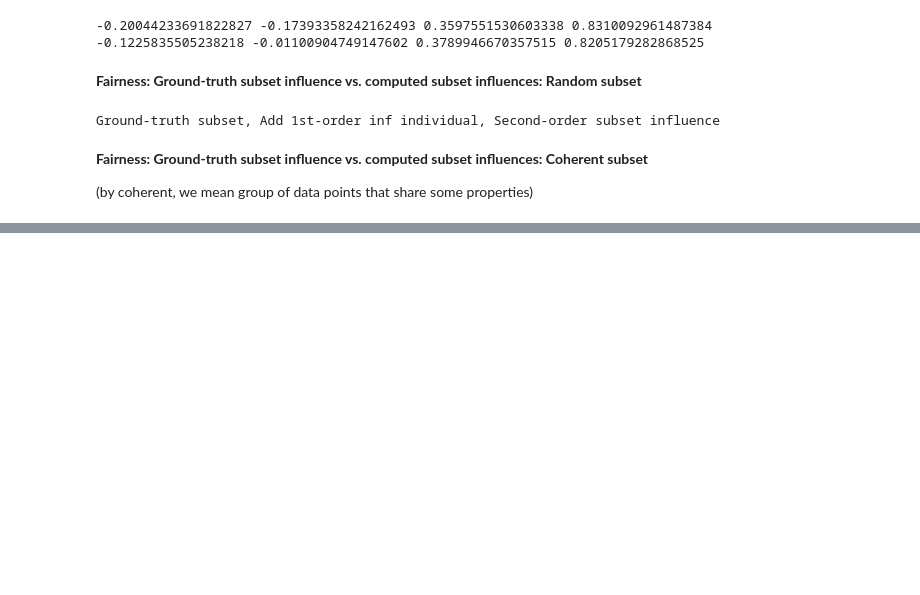
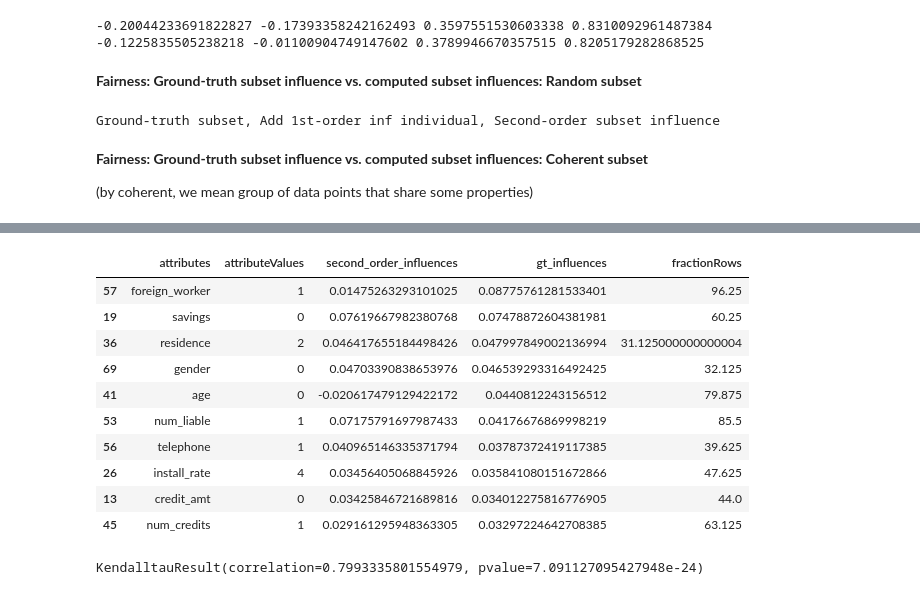
Before and after one commit to romilapradhan/gopher, a Jupyter notebook: german/if_predicates-german.ipynb, the cells around one changed output, grey strips where cells are left out. Drawn from its saved outputs; the diff is of its cells as text; code cells hidden in the pictures; blank space fills up the shorter version.

```diff
--- a/german/if_predicates-german.ipynb
+++ b/german/if_predicates-german.ipynb
@@ -617,0 +636,14 @@ housing_A153, 1, 0.009958096706179864, 0.006842606981552387, 0.00955606951404743
+# %%
+explanations.sort_values(by=['gt_influences'], ascending=False).head(10)
+# %% [output]
+|  | attributes | attributeValues | second_order_influences | gt_influences | fractionRows |
+| 57 | foreign_worker | 1 | 0.01475263293101025 | 0.08775761281533401 | 96.25 |
+| 19 | savings | 0 | 0.07619667982380768 | 0.07478872604381981 | 60.25 |
+| 36 | residence | 2 | 0.046417655184498426 | 0.047997849002136994 | 31.125000000000004 |
+| 69 | gender | 0 | 0.04703390838653976 | 0.046539293316492425 | 32.125 |
+| 41 | age | 0 | -0.020617479129422172 | 0.0440812243156512 | 79.875 |
+| 53 | num_liable | 1 | 0.07175791697987433 | 0.04176676869998219 | 85.5 |
+| 56 | telephone | 1 | 0.040965146335371794 | 0.03787372419117385 | 39.625 |
+| 26 | install_rate | 4 | 0.03456405068845926 | 0.035841080151672866 | 47.625 |
+| 13 | credit_amt | 0 | 0.03425846721689816 | 0.034012275816776905 | 44.0 |
+| 45 | num_credits | 1 | 0.029161295948363305 | 0.03297224642708385 | 63.125 |
@@ -617,0 +654,4 @@ housing_A153, 1, 0.009958096706179864, 0.006842606981552387, 0.00955606951404743
+# %%
+stats.kendalltau(explanations["gt_rank"], explanations["so_rank"])
+# %% [output]
+KendalltauResult(correlation=0.7993335801554979, pvalue=7.091127095427948e-24)
```
Also changed, not shown: parts of 5 cells of this notebook.
